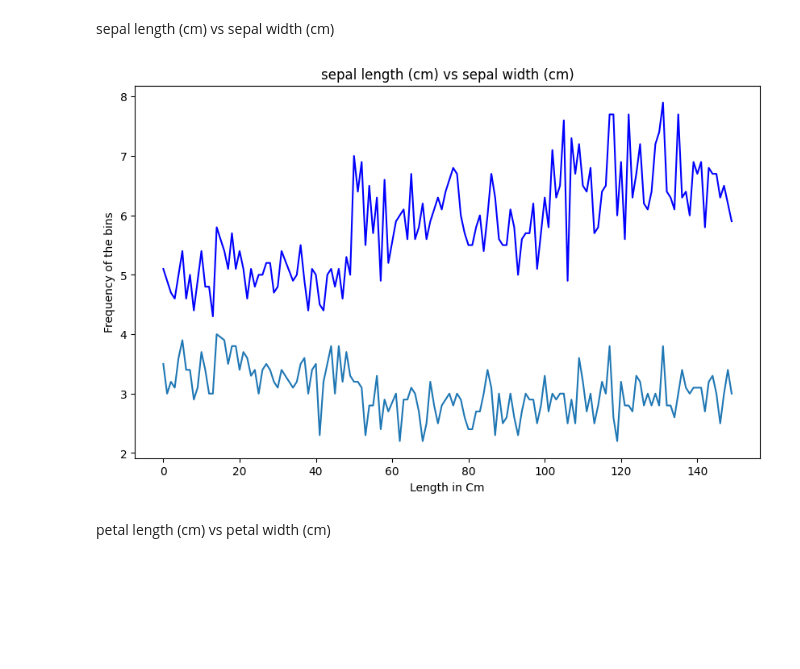
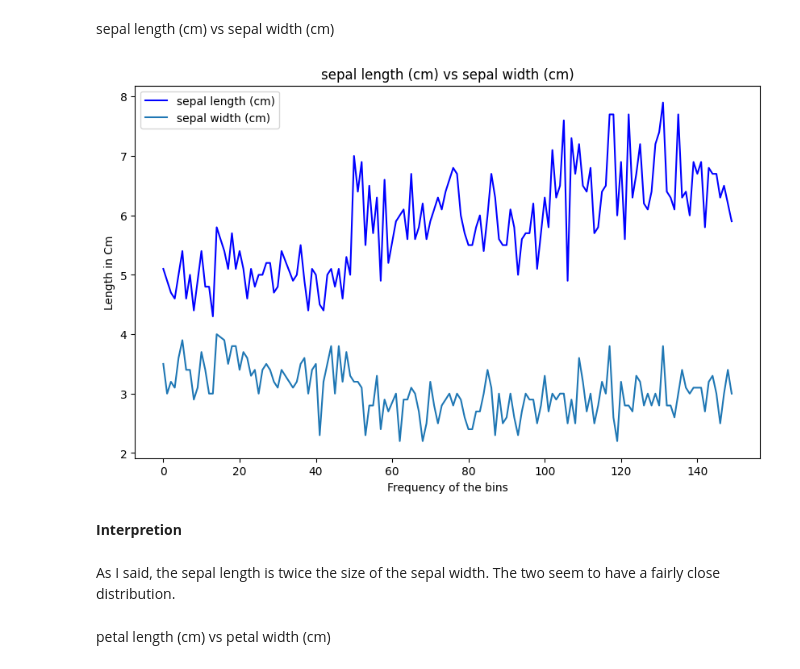
Before and after one commit to MuchiriKinyua/iris-project, a Jupyter notebook: iris project.ipynb, the cells around one changed output. Drawn from its saved outputs; the diff is of its cells as text; code cells hidden in the pictures; blank space fills up the shorter version.

Commit message:
Further Interpretions

```diff
--- a/iris project.ipynb
+++ b/iris project.ipynb
@@ -470,15 +521,20 @@ sepal length (cm) vs sepal width (cm)
 # %%
 plt.figure(figsize = (10, 6))
 
-plt.plot(data["sepal length (cm)"], color = "blue")
-plt.plot(data["sepal width (cm)"])
+plt.plot(data["sepal length (cm)"], color = "blue", label = "sepal length (cm)")
+plt.plot(data["sepal width (cm)"], label = "sepal width (cm)")
 
 plt.title("sepal length (cm) vs sepal width (cm)")
-plt.ylabel("Frequency of the bins")
-plt.xlabel("Length in Cm")
+plt.ylabel("Length in Cm")
+plt.xlabel("Frequency of the bins")
+plt.legend()
 plt.show()
 # %% [output]
-[figure, old version]
+[figure, new version]
+# %% [markdown]
+**Interpretion**
+# %% [markdown]
+As I said, the sepal length is twice the size of the sepal width. The two seem to have a fairly close distribution.
 # %% [markdown]
 petal length (cm) vs petal width (cm)
 # %%
```
Also changed, not shown: parts of 27 cells of this notebook.
